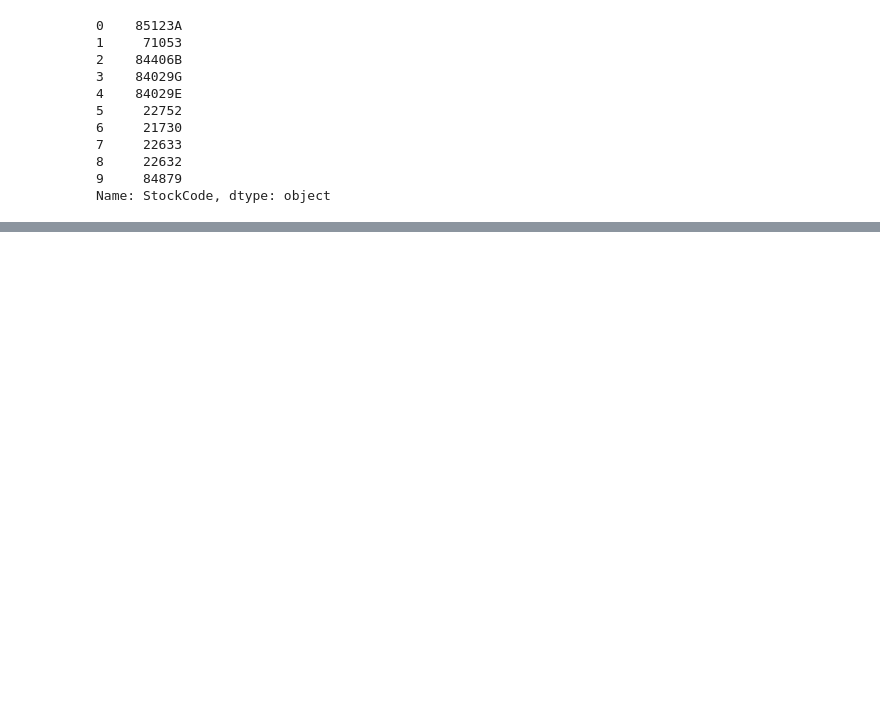
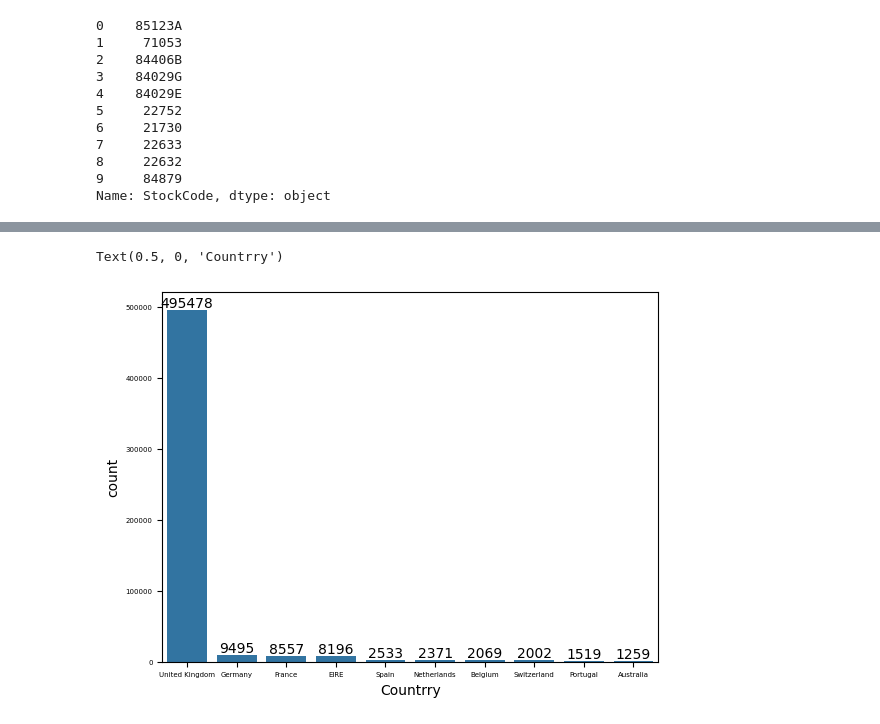
Before and after one commit to r0hankrishnan/retail_analysis, a Jupyter notebook: explore.ipynb, the cells around one changed output, grey strips where cells are left out. Drawn from its saved outputs; the diff is of its cells as text; code cells hidden in the pictures; blank space fills up the shorter version.

```diff
--- a/explore.ipynb
+++ b/explore.ipynb
@@ -134,3 +158,9 @@ retail["StockCode"].head(10) #Looks like some have numbers and some do not?
 8     22632
 9     84879
 Name: StockCode, dtype: object
+# %%
+retail["StockCode"] = retail["StockCode"].astype(str)
+retail[retail["StockCode"].str.match("^\\d{5}$")==False] #There's two types of non-standard StockCodes--> letter on end or actual word?
+#Are there more words?
+alt_stock_codes = retail[(retail["StockCode"].str.match("^\\d{5}$")==False) & (retail["StockCode"].str.match("^\\d{5}[a-zA-Z]+$")==False)]["StockCode"].unique()
+alt_stock_codes, len(alt_stock_codes) #All "word" StockCodes
@@ -136,0 +662,3 @@ Name: StockCode, dtype: object
+# %%
+country_counts = pd.DataFrame(retail["Country"].value_counts()).reset_index()
+country_counts.head()
@@ -136,0 +695,9 @@ Name: StockCode, dtype: object
+# %%
+ax = sns.barplot(x = "Country", y = "count", data = country_counts.head(10));
+for i in ax.containers:
+    ax.bar_label(i,)
+ax.tick_params(labelsize = 5)
+plt.xlabel("Countrry")
+# %% [output]
+Text(0.5, 0, 'Countrry')
+[figure, added]
```
Also changed, not shown: parts of 55 cells of this notebook.
